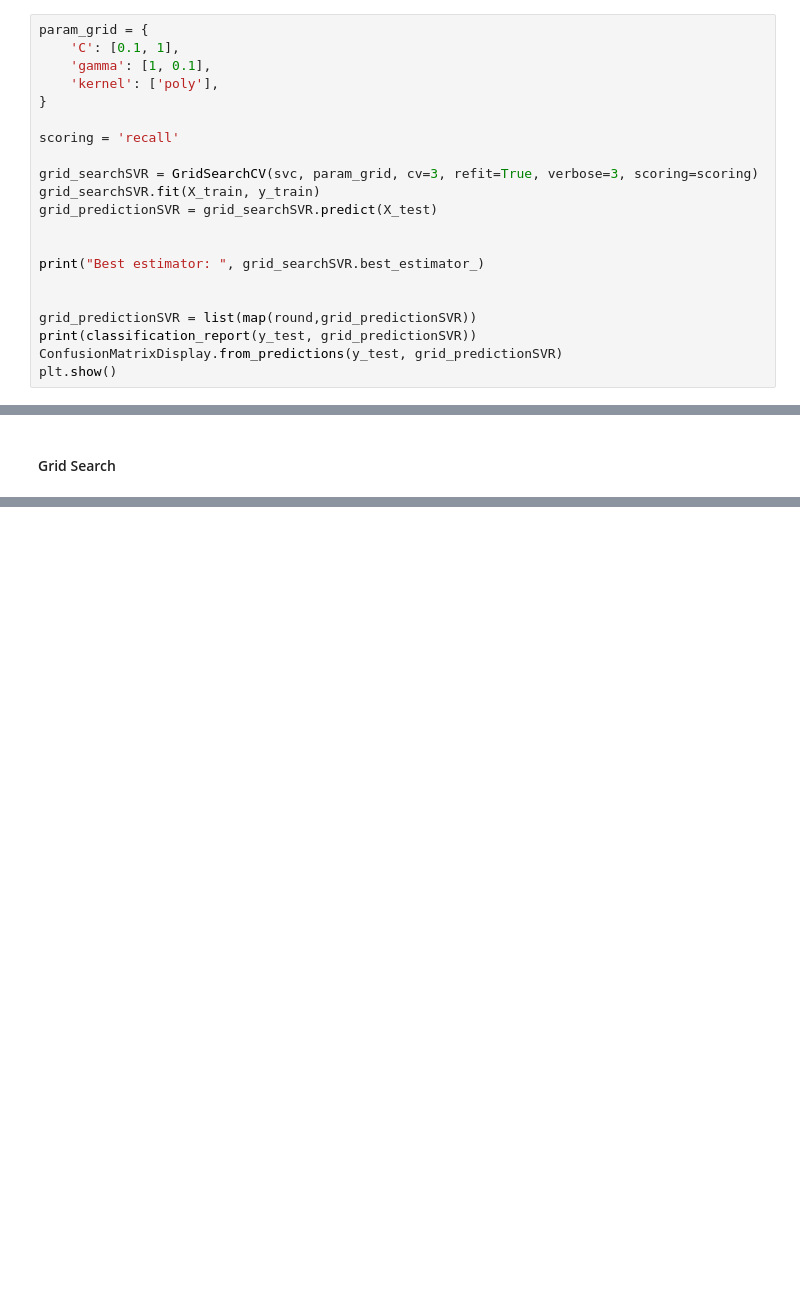
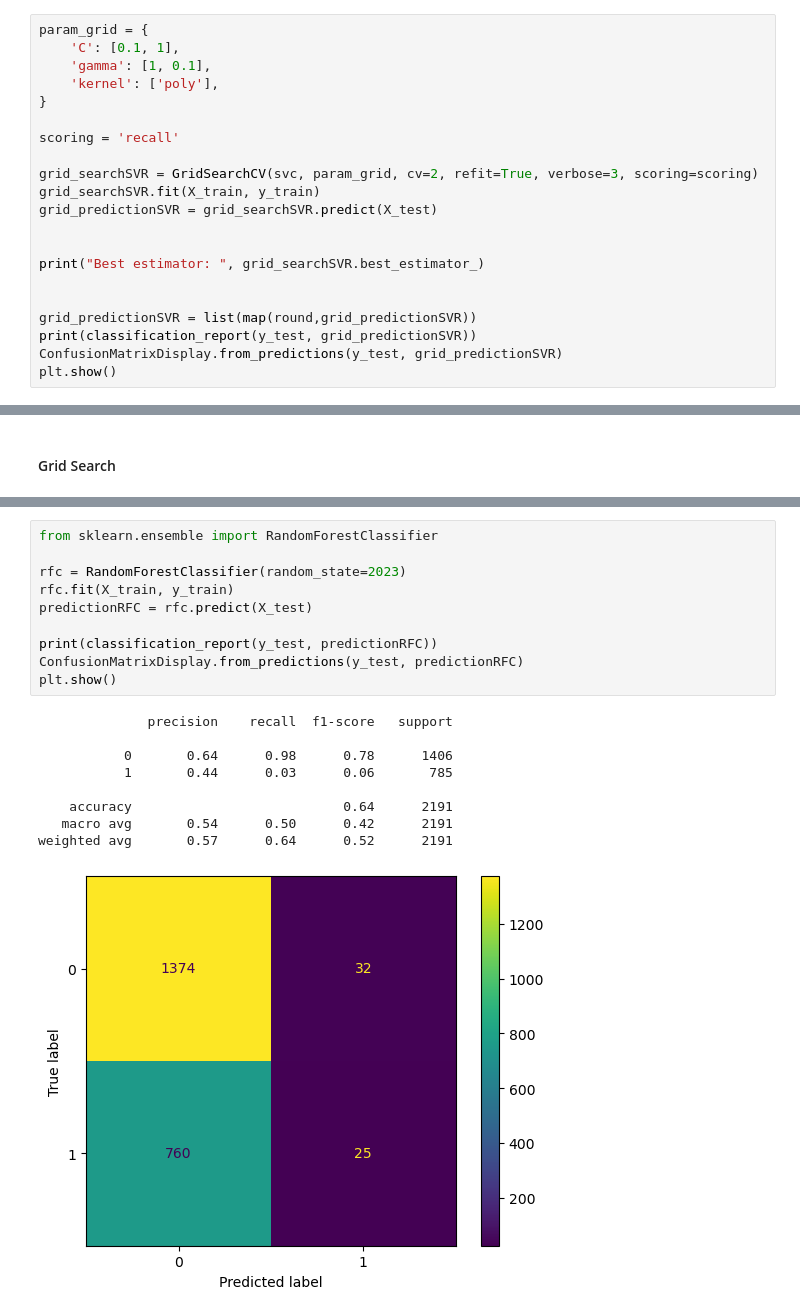
Before and after one commit to orlandopalmeira/Trabalho-DAA-2023-2024, a Jupyter notebook: Tarefa_1/tarefa_1_modelacao.ipynb, the cells around one changed output, grey strips where cells are left out. Saved outputs shown, nothing was run; the diff lists cells and outputs as text; blank space fills up the shorter version.

```diff
--- a/Tarefa_1/tarefa_1_modelacao.ipynb
+++ b/Tarefa_1/tarefa_1_modelacao.ipynb
@@ -545,7 +544,7 @@ param_grid = {
 
 scoring = 'recall'
 
-grid_searchSVR = GridSearchCV(svc, param_grid, cv=3, refit=True, verbose=3, scoring=scoring)
+grid_searchSVR = GridSearchCV(svc, param_grid, cv=2, refit=True, verbose=3, scoring=scoring)
 grid_searchSVR.fit(X_train, y_train)
 grid_predictionSVR = grid_searchSVR.predict(X_test)
 
@@ -651,0 +656,20 @@ weighted avg       0.54      0.46      0.47      2191
+# %%
+from sklearn.ensemble import RandomForestClassifier
+
+rfc = RandomForestClassifier(random_state=2023)
+rfc.fit(X_train, y_train)
+predictionRFC = rfc.predict(X_test)
+
+print(classification_report(y_test, predictionRFC))
+ConfusionMatrixDisplay.from_predictions(y_test, predictionRFC)
+plt.show()
+# %% [output]
+              precision    recall  f1-score   support
+
+           0       0.64      0.98      0.78      1406
+           1       0.44      0.03      0.06       785
+
+    accuracy                           0.64      2191
+   macro avg       0.54      0.50      0.42      2191
+weighted avg       0.57      0.64      0.52      2191
+[figure, added]
```
Also changed, not shown: parts of 21 cells of this notebook.
